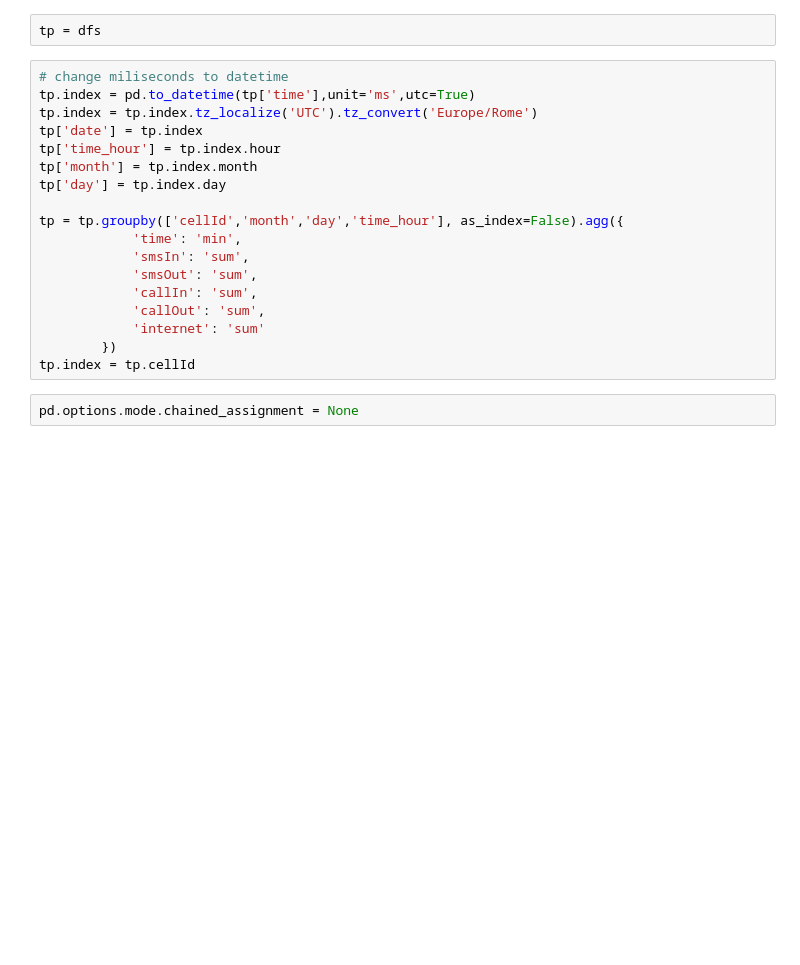
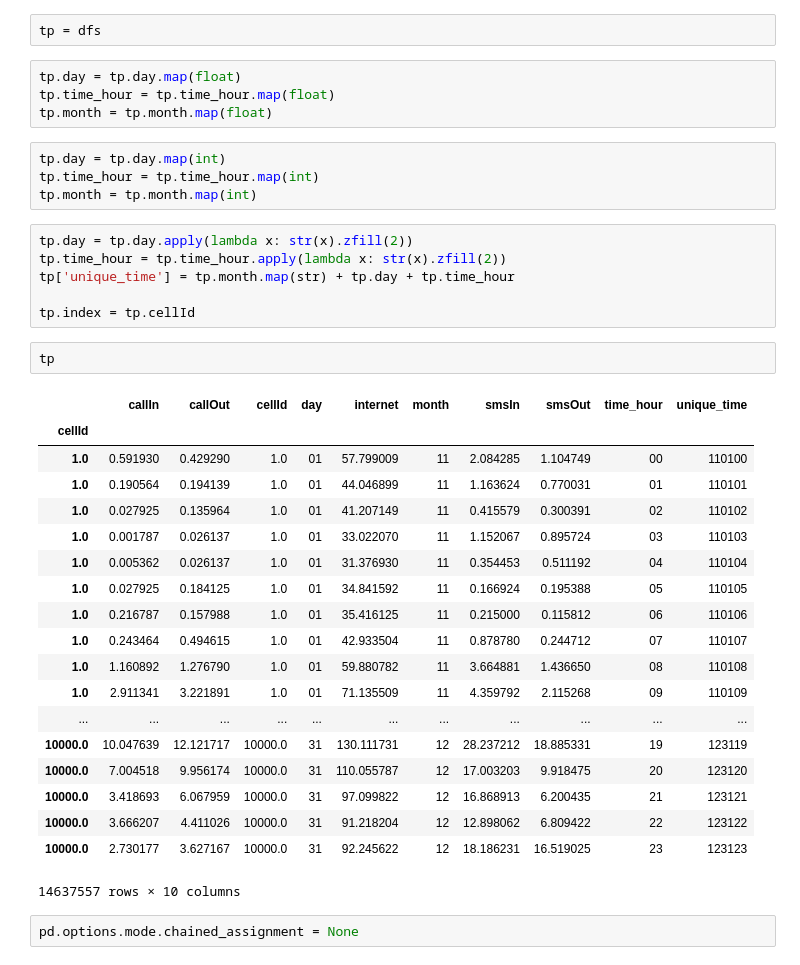
Before and after one commit to uwescience/DSSG2016-SensingTheCensus, a Jupyter notebook: src/notebooks/2016-07-18_Time-Series.ipynb, the cells around one changed output. Saved outputs shown, nothing was run; the diff lists cells and outputs as text; blank space fills up the shorter version.

Commit message:
new implementation of time series generation

```diff
--- a/src/notebooks/2016-07-18_Time-Series.ipynb
+++ b/src/notebooks/2016-07-18_Time-Series.ipynb
@@ -138,23 +143,41 @@ len(tp)
 # %%
 tp = dfs
-# %%
-# change miliseconds to datetime
-tp.index = pd.to_datetime(tp['time'],unit='ms',utc=True)
-tp.index = tp.index.tz_localize('UTC').tz_convert('Europe/Rome')
-tp['date'] = tp.index
-tp['time_hour'] = tp.index.hour
-tp['month'] = tp.index.month
-tp['day'] = tp.index.day
-
-tp = tp.groupby(['cellId','month','day','time_hour'], as_index=False).agg({
-            'time': 'min',
-            'smsIn': 'sum',
-            'smsOut': 'sum',
-            'callIn': 'sum',
-            'callOut': 'sum',
-            'internet': 'sum'
-        })
-tp.index = tp.cellId
+# %%
+tp.day = tp.day.map(float)
+tp.time_hour = tp.time_hour.map(float)
+tp.month = tp.month.map(float)
+# %%
+tp.day = tp.day.map(int)
+tp.time_hour = tp.time_hour.map(int)
+tp.month = tp.month.map(int)
+# %%
+tp.day = tp.day.apply(lambda x: str(x).zfill(2))
+tp.time_hour = tp.time_hour.apply(lambda x: str(x).zfill(2))
+tp['unique_time'] = tp.month.map(str) + tp.day + tp.time_hour
+
+tp.index = tp.cellId
+# %%
+tp
+# %% [output]
+|  | callIn | callOut | cellId | day | internet | month | smsIn | smsOut | time_hour | unique_time |
+| cellId |  |  |  |  |  |  |  |  |  |  |
+| 1.0 | 0.591930 | 0.429290 | 1.0 | 01 | 57.799009 | 11 | 2.084285 | 1.104749 | 00 | 110100 |
+| 1.0 | 0.190564 | 0.194139 | 1.0 | 01 | 44.046899 | 11 | 1.163624 | 0.770031 | 01 | 110101 |
+| 1.0 | 0.027925 | 0.135964 | 1.0 | 01 | 41.207149 | 11 | 0.415579 | 0.300391 | 02 | 110102 |
+| 1.0 | 0.001787 | 0.026137 | 1.0 | 01 | 33.022070 | 11 | 1.152067 | 0.895724 | 03 | 110103 |
+| 1.0 | 0.005362 | 0.026137 | 1.0 | 01 | 31.376930 | 11 | 0.354453 | 0.511192 | 04 | 110104 |
+| 1.0 | 0.027925 | 0.184125 | 1.0 | 01 | 34.841592 | 11 | 0.166924 | 0.195388 | 05 | 110105 |
+| 1.0 | 0.216787 | 0.157988 | 1.0 | 01 | 35.416125 | 11 | 0.215000 | 0.115812 | 06 | 110106 |
+| 1.0 | 0.243464 | 0.494615 | 1.0 | 01 | 42.933504 | 11 | 0.878780 | 0.244712 | 07 | 110107 |
+| 1.0 | 1.160892 | 1.276790 | 1.0 | 01 | 59.880782 | 11 | 3.664881 | 1.436650 | 08 | 110108 |
+| 1.0 | 2.911341 | 3.221891 | 1.0 | 01 | 71.135509 | 11 | 4.359792 | 2.115268 | 09 | 110109 |
+| ... | ... | ... | ... | ... | ... | ... | ... | ... | ... | ... |
+| 10000.0 | 10.047639 | 12.121717 | 10000.0 | 31 | 130.111731 | 12 | 28.237212 | 18.885331 | 19 | 123119 |
+| 10000.0 | 7.004518 | 9.956174 | 10000.0 | 31 | 110.055787 | 12 | 17.003203 | 9.918475 | 20 | 123120 |
+| 10000.0 | 3.418693 | 6.067959 | 10000.0 | 31 | 97.099822 | 12 | 16.868913 | 6.200435 | 21 | 123121 |
+| 10000.0 | 3.666207 | 4.411026 | 10000.0 | 31 | 91.218204 | 12 | 12.898062 | 6.809422 | 22 | 123122 |
+| 10000.0 | 2.730177 | 3.627167 | 10000.0 | 31 | 92.245622 | 12 | 18.186231 | 16.519025 | 23 | 123123 |
+14637557 rows × 10 columns
 # %%
 pd.options.mode.chained_assignment = None
 # %%
```
Also changed, not shown: parts of 16 cells of this notebook, 2 other files.
